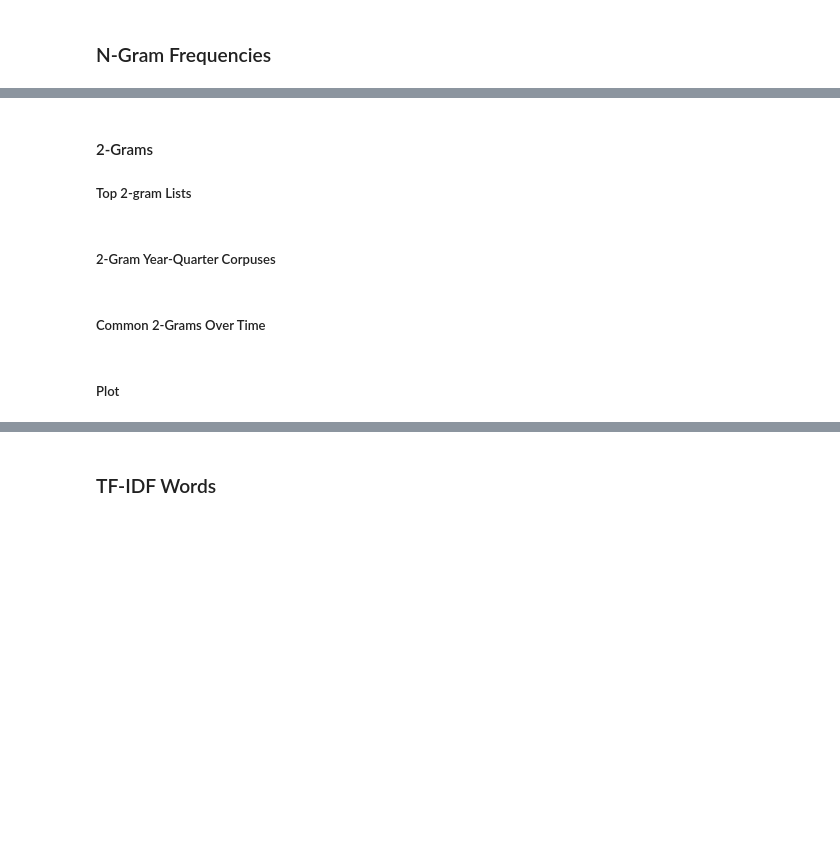
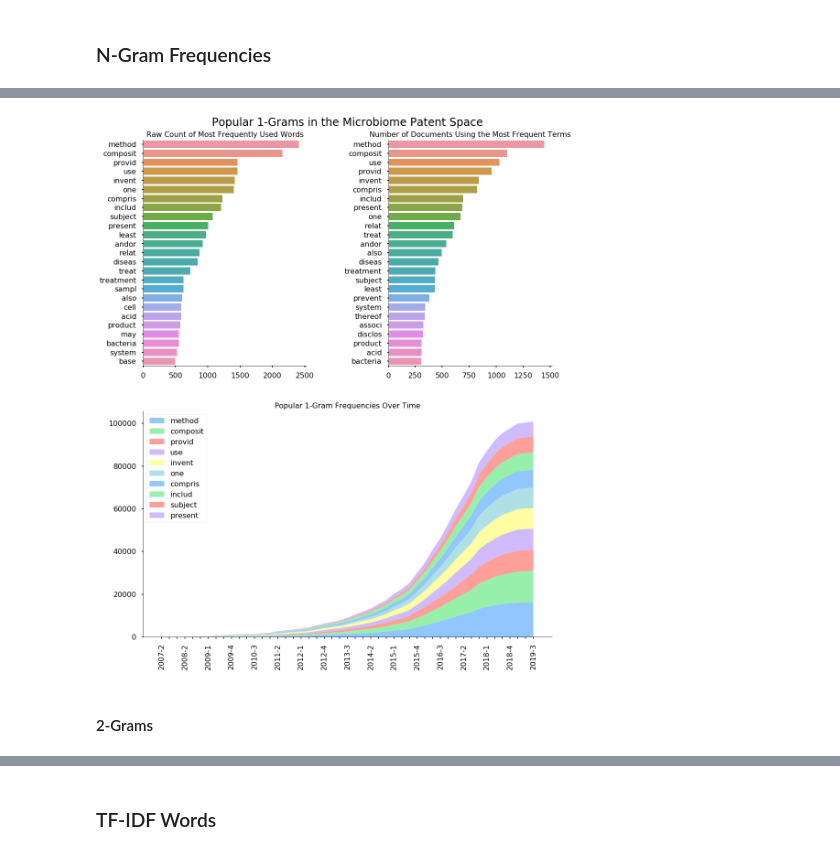
Before and after one commit to mrtoronto/patent_scraper_analysis, a Jupyter notebook: analysis_notebooks/patent_abstract_analysis.ipynb, the cells around one changed output, grey strips where cells are left out. Cells and saved outputs as stored; diff of their text form; code cells hidden in the pictures; blank space fills up the shorter version.

```diff
--- a/analysis_notebooks/patent_abstract_analysis.ipynb
+++ b/analysis_notebooks/patent_abstract_analysis.ipynb
@@ -12,7 +12,20 @@ import pandas as pd
 import datetime as dt
 import seaborn as sns
 import matplotlib.pyplot as plt
-plt.style.use('seaborn-poster')
+import collections
+import itertools
+import matplotlib.colors as mcolors
+
+### LDA Topic Modeling
+import gensim, spacy, logging, warnings
+from sklearn.decomposition import LatentDirichletAllocation as LDA
+from sklearn.feature_extraction.text import CountVectorizer
+import gensim.corpora as corpora
+from gensim.utils import lemmatize, simple_preprocess
+from gensim.models import CoherenceModel
+from wordcloud import WordCloud
+
+plt.style.use('seaborn-pastel')
 sns.color_palette('pastel')
 # %% [output]
 [(0.6313725490196078, 0.788235294117647, 0.9568627450980393),
@@ -84,23 +104,31 @@ corpus = []
 ngrams_2 = []
 ngrams_3 = []
 st = PorterStemmer()
-
+### Loop through abstracts and build 1-gram, 2-gram and 3-gram lists
 for abstract in tqdm(abstracts, total=len(abstracts)):
     word_tokens = word_tokenize(abstract)
+    ### Stem each word and remove stop words
+    filtered_abstract = [st.stem(w) for w in word_tokens if not w in stop_words]
 
-    filtered_abstract = [st.stem(w) for w in word_tokens if not w in stop_words]
-    corpus += filtered_abstract
+    ### Append each list of filtered words from each abstract to a `fil_abstracts` for later
+    fil_abstracts.append(filtered_abstract)
+
+    ### Create n-gram objects using TextBlob
     ngram_2 = TextBlob(' '.join(filtered_abstract)).ngrams(2)
     ngram_3 = TextBlob(' '.join(filtered_abstract)).ngrams(3)
+    ### Join each n-gram with an underscore then add them to the ngram corpuses
+    ngrams_2.append(['_'.join(i) for i in ngram_2])
+    ngrams_3.append(['_'.join(i) for i in ngram_3])
 
-    ngrams_2.append(['_'.join(list(i)) for i in ngram_2])
-    ngrams_3.append(['_'.join(list(i)) for i in ngram_3])
+    ### Add the list of words to the 1-gram corpus list
+    corpus_1grams += filtered_abstract
+    corpus_2grams += ['_'.join(i) for i in ngram_2]
+    corpus_3grams += ['_'.join(i) for i in ngram_3]
 
-    fil_abstracts.append(filtered_abstract)
-
-corpus = list(set(corpus))
-corpus_2grams = list(set([item for sublist in ngrams_2 for item in sublist]))
-corpus_3grams = list(set([item for sublist in ngrams_3 for item in sublist]))
+### Take the set of each corpus because we don't need repeats
+corpus_1grams = list(set(corpus_1grams))
+corpus_2grams = list(set(corpus_2grams))
+corpus_3grams = list(set(corpus_3grams))
 # %% [output]
 [interactive output not drawn]
 # %% [markdown]
@@ -226,4 +242,6 @@ plt.show()
+# %%
+n_gram_analysis(ngram='1', list_of_ngrams = fil_abstracts)
+# %% [output]
+[figure, added]
 # %% [markdown]
 #### 2-Grams
-
-##### Top 2-gram Lists
@@ -238,2 +247,0 @@ top_2gramdf_count_list = [df_dicts['2'][i] for i in top_2gramdf_list]
-# %% [markdown]
-##### 2-Gram Year-Quarter Corpuses
@@ -250,2 +247,0 @@ for abstract, year_quarter in zip(ngrams_2, pub_quarters):
-# %% [markdown]
-##### Common 2-Grams Over Time
@@ -264,2 +247,0 @@ for common_term in top_2gram_list[:15]:
-# %% [markdown]
-##### Plot
```
Also changed, not shown: parts of 40 cells of this notebook, 2 other files.
